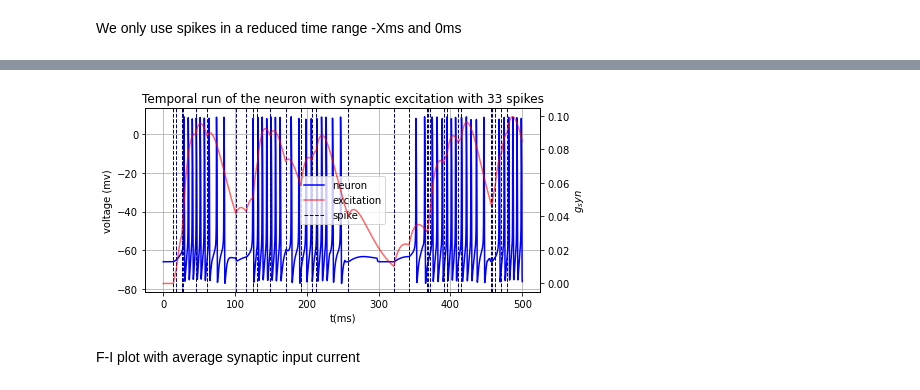
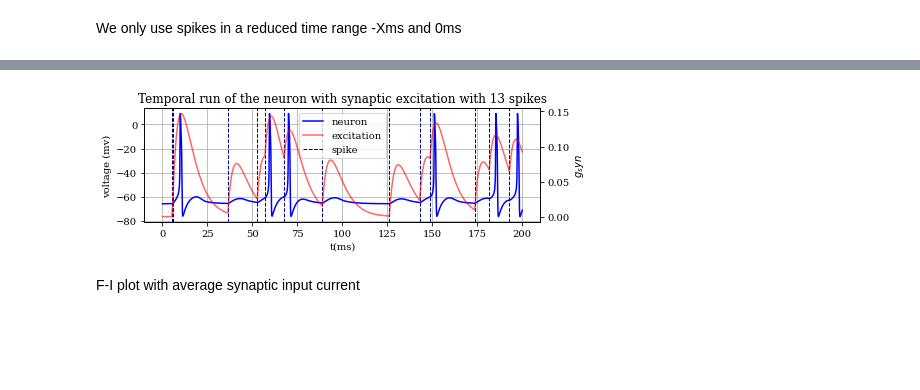
Before and after one commit to jaumecolomhernandez/mmb-mathneuroscience2, a Jupyter notebook: conductance-based-network.ipynb, the cells around one changed output, grey strips where cells are left out. Saved outputs shown, nothing was run; the diff lists cells and outputs as text; code cells hidden in the pictures; blank space fills up the shorter version.

```diff
--- a/conductance-based-network.ipynb
+++ b/conductance-based-network.ipynb
@@ -250,0 +420,34 @@ plt.tight_layout()
+# %%
+def plot_phase_diagram(param, eq, stability, ax=None, title=None):
+
+    title = "Phase space with $I_{app}$= "+str(param['I'])
+    ax.set(xlabel='v (mV)', ylabel='n', title=title)
+
+    # Isocline and flow...
+    xlimit = (-100, 100)
+    ylimit = (-.3, 1.4)
+    plot_vector_field(ax, param, xlimit, ylimit)
+    plot_isocline(ax, **param, vmin=-82, vmax=xlimit[1])
+
+    # Plot the equilibria
+    p = eq["point"]
+
+    for perturb in (0.1, 0.8):
+        ic = [p[0]+perturb*abs(p[0]), p[1]]
+        traj = scipy.integrate.odeint(partial(neuron_wo_syn, **param),
+                                          y0=ic,
+                                          t=time_span)
+        ax.plot(traj[:,0], traj[:,1], c='b')
+
+    ax.scatter(p[0],p[1],c=eq['c'],s=50)
+
+
+    # Legend
+    legend = [Line2D([0], [0],marker="s", markerfacecolor=eq['c'], markersize=10, color='w', lw=4)]
+    ax.legend(legend, [eq["eq"]], loc=2, prop={'size': 10})
+# %%
+fig, ax = plt.subplots(1,3, figsize=(10, 3.3))
+for i, param in enumerate(Iapp):
+    plot_phase_diagram(param, eq[param['I']],"stable", ax[i])
+plt.tight_layout()
+plt.savefig('./img/phase_dig.pdf')
@@ -430,18 +652,18 @@ def compute_syn_current(spikes, d, n):
     for it, t in enumerate(time_span):
         run[it] = (gsyn(t, spikes))
 
-    return run.mean()
+    return run, run.mean()
 
 def neuron(X, t, spikes):
     """ WRITE DOC """
     V, n = X
 
-    dVdt = (0 - gl*(V-el) - gna*minf(V)*(V-ena) - gk*n*(V-ek) - 3*opt_gsyn(t, spikes)*(V-esyn))/C
+    dVdt = (0 - gl*(V-el) - gna*minf(V)*(V-ena) - gk*n*(V-ek) - 1*opt_gsyn(t, spikes)*(V-esyn))/C
     dndt = (ninf(V) - n)/taun
 
     return [dVdt, dndt]
 # %%
-d, n = 500, 4000
+d, n = 200, 4000
 time_span = np.linspace(0.0, d, n)
 spikes = spike_train(d, 50, d/n)
 
@@ -449,38 +671,38 @@ mean = compute_syn_current(spikes, d, n)
 
 run, obs = odeint(partial(neuron, **{"spikes": spikes}), y0=[-66,0], t=time_span, full_output=1)
 # %%
-fig, ax = plt.subplots(1, figsize=(7,3.5))
+fig, ax = plt.subplots(1, figsize=(7,2.5))
 
 # Plot neuron response
 l1, = ax.plot(time_span, run[:,0], c='b', label='neuron')
 
 # Plot spike lines
 for t in spikes:
     l3 = ax.axvline(x=t, color='darkblue', linestyle='dashed', linewidth=1, label='spike')
 
 # Create synaptic excitation
 results = np.zeros(time_span.shape[0])
 for it, t in enumerate(time_span):
     results[it] = (gsyn(t, spikes))
 
 # And plot it in secondary axes
 ax2 = ax.twinx()
 ax2.set(ylabel="$g_syn$")
 l2, = ax2.plot(time_span,results, c='r', alpha=0.6, label='excitation')
 
 ax.set(title=f"Temporal run of the neuron with synaptic excitation with {spikes.shape[0]} spikes",
    xlabel="t(ms)",
    ylabel="voltage (mv)",
    )
 ax.grid()
 
 lines = [l1,l2,l3]
 ax.legend(lines, [l.get_label() for l in lines])
 
 
 fig.tight_layout()
-fig.show()
+fig.savefig('./img/neuron response.pdf')
 # %% [output]
-[figure, old version]
+[figure, new version]
 # %% [markdown]
 F-I plot with average synaptic input current
```
Also changed, not shown: parts of 31 cells of this notebook, 23 other files.
